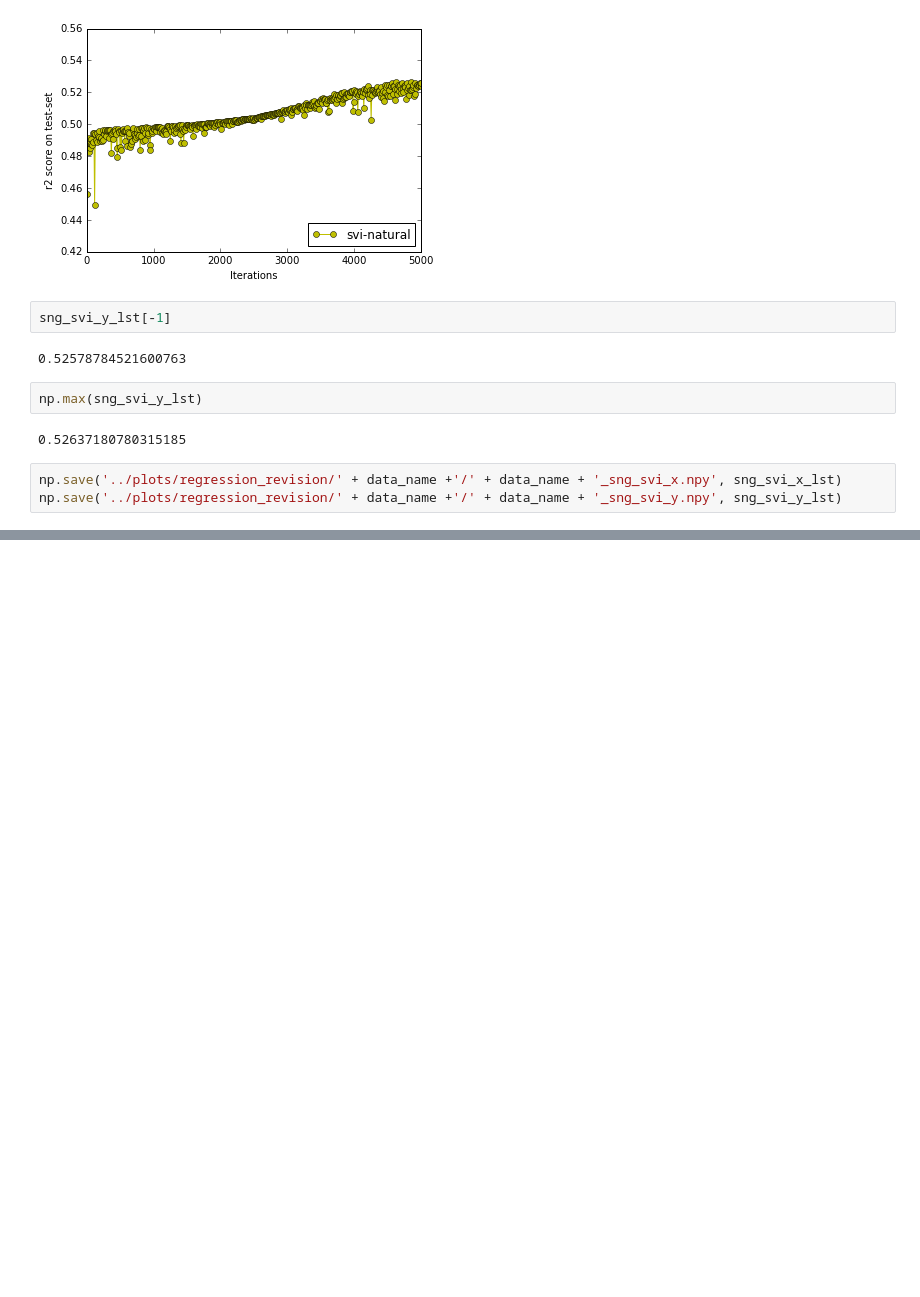
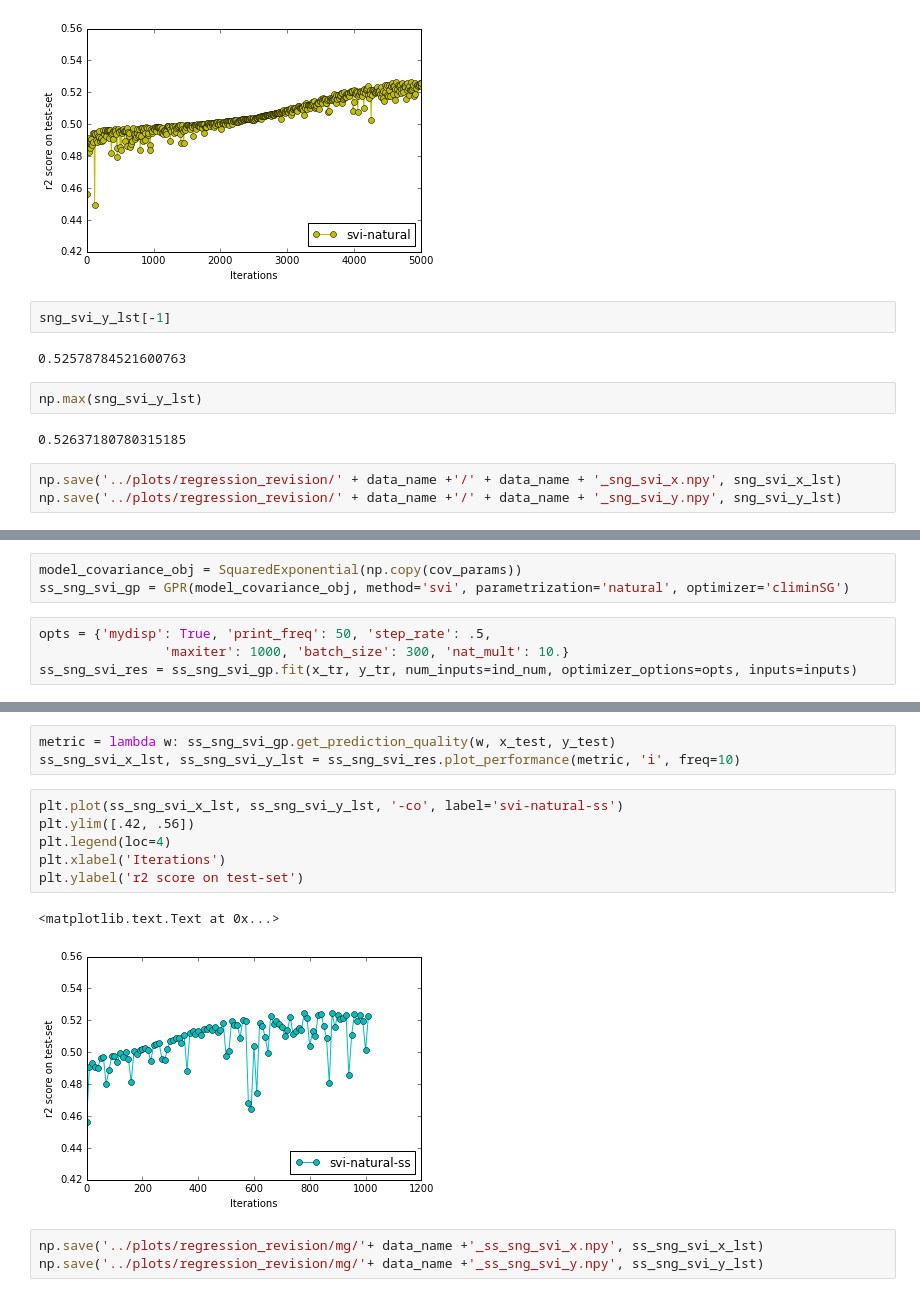
Before and after one commit to afcarl/CourseProject, a Jupyter notebook: Code/Experiments/regression_revision/abalone.ipynb, the cells around one changed output, grey strips where cells are left out. Drawn from its saved outputs; the diff is of its cells as text; blank space fills up the shorter version.

Commit message:
New regression experiments and slight changes in methods

```diff
--- a/Code/Experiments/regression_revision/abalone.ipynb
+++ b/Code/Experiments/regression_revision/abalone.ipynb
@@ -288,0 +292,7 @@ np.save('../plots/regression_revision/' + data_name +'/' + data_name + '_sng_svi
+# %%
+model_covariance_obj = SquaredExponential(np.copy(cov_params))
+ss_sng_svi_gp = GPR(model_covariance_obj, method='svi', parametrization='natural', optimizer='climinSG')
+# %%
+opts = {'mydisp': True, 'print_freq': 50, 'step_rate': .5,
+                'maxiter': 1000, 'batch_size': 300, 'nat_mult': 10.}
+ss_sng_svi_res = ss_sng_svi_gp.fit(x_tr, y_tr, num_inputs=ind_num, optimizer_options=opts, inputs=inputs)
@@ -288,0 +317,15 @@ np.save('../plots/regression_revision/' + data_name +'/' + data_name + '_sng_svi
+# %%
+metric = lambda w: ss_sng_svi_gp.get_prediction_quality(w, x_test, y_test)
+ss_sng_svi_x_lst, ss_sng_svi_y_lst = ss_sng_svi_res.plot_performance(metric, 'i', freq=10)
+# %%
+plt.plot(ss_sng_svi_x_lst, ss_sng_svi_y_lst, '-co', label='svi-natural-ss')
+plt.ylim([.42, .56])
+plt.legend(loc=4)
+plt.xlabel('Iterations')
+plt.ylabel('r2 score on test-set')
+# %% [output]
+<matplotlib.text.Text at 0x...>
+[figure, added]
+# %%
+np.save('../plots/regression_revision/mg/'+ data_name +'_ss_sng_svi_x.npy', ss_sng_svi_x_lst)
+np.save('../plots/regression_revision/mg/'+ data_name +'_ss_sng_svi_y.npy', ss_sng_svi_y_lst)
```
Also changed, not shown: parts of 2 cells of this notebook, 8 other files.
